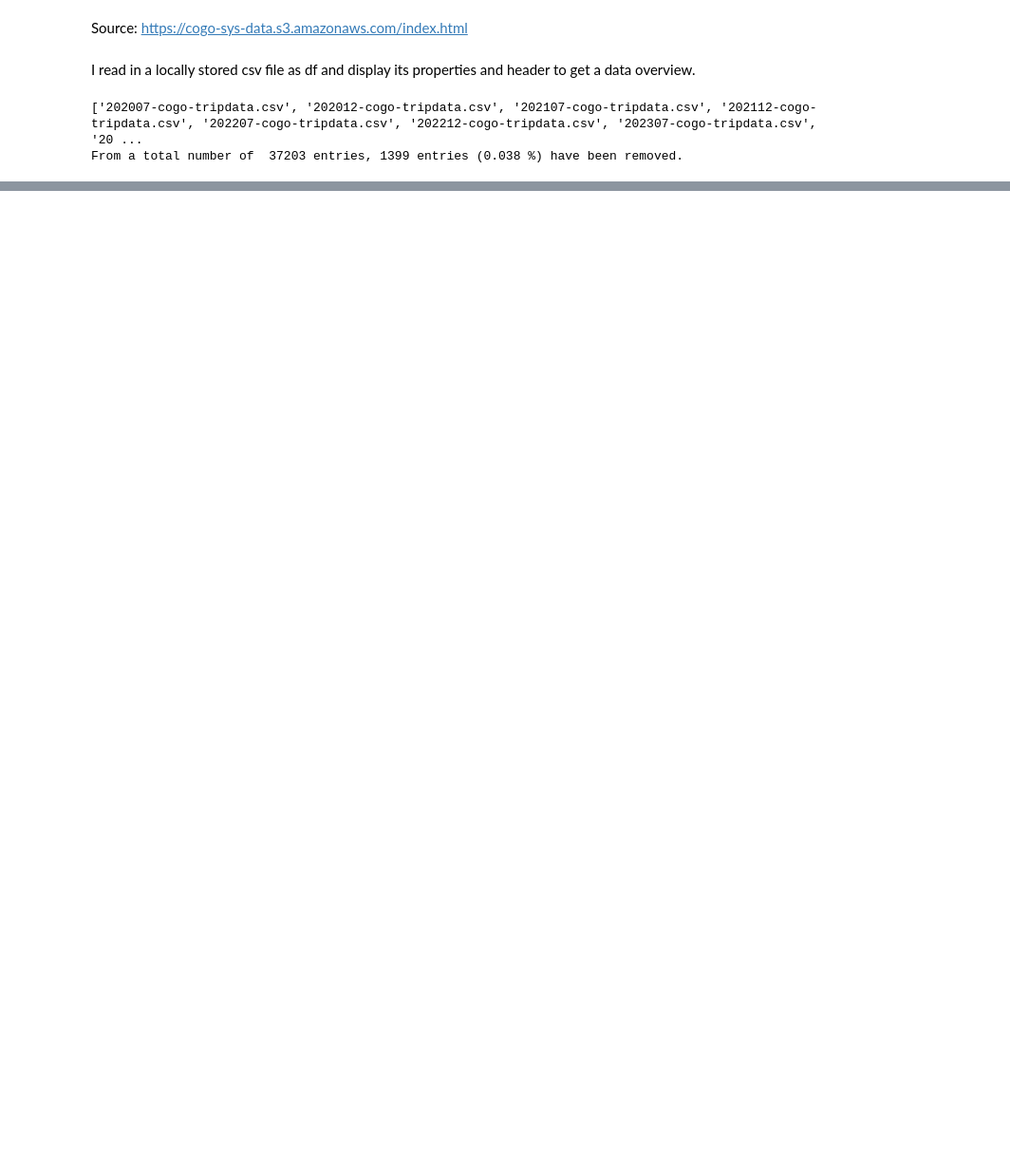
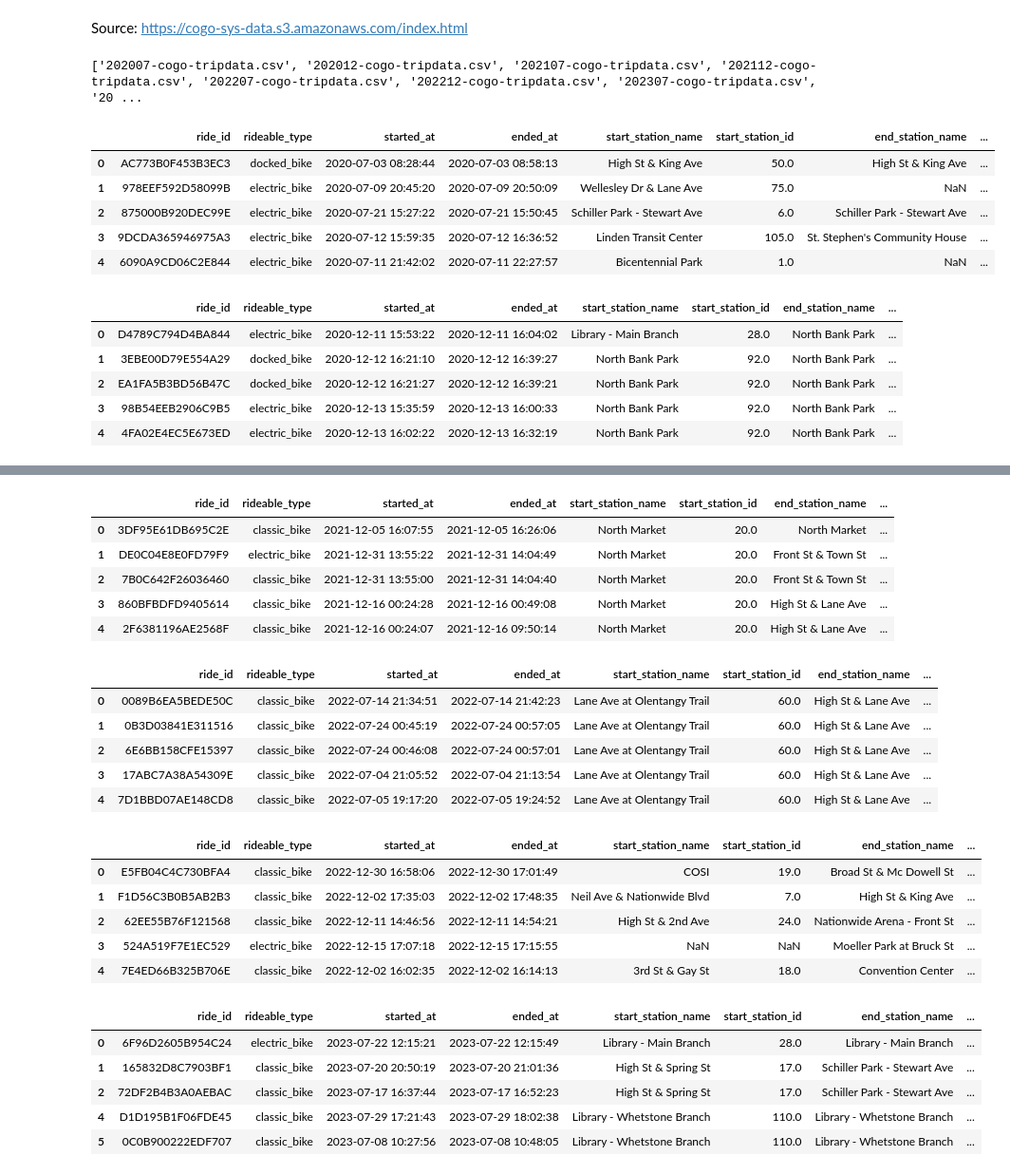
Before and after one commit to 666Xiao666/GEO877-FS24-McKenzie, a Jupyter notebook: read_clean_data.ipynb, the cells around one changed output, grey strips where cells are left out. Shown at 95% size. Drawn from its saved outputs; the diff is of its cells as text; code cells hidden in the pictures; blank space fills up the shorter version.

Commit message:
Remove of NaN values in coordinates (finished data cleaning) and calculation of haversine distances

```diff
--- a/read_clean_data.ipynb
+++ b/read_clean_data.ipynb
@@ -1,10 +1,9 @@
 # %% [markdown]
 Source: <https://cogo-sys-data.s3.amazonaws.com/index.html>
-# %% [markdown]
-I read in a locally stored csv file as df and display its properties and header to get a data overview.
 # %%
 import pandas as pd
 import os, sys
+import numpy as np
 
 #reads in csv sources as df
 path = "CoGo_Bikerental_colorado_US/original_data/"
@@ -27,38 +26,53 @@ for f in filelist:
     #converts timestamps from str format into datetime format (required for calculation of trip duration)
     df['started_at']= pd.to_datetime(df['started_at'])
     df['ended_at']= pd.to_datetime(df['ended_at'])
 
     #calculates trip duration and adds value to a new attribute "trip duration"
     df["trip_duration"] = (df["ended_at"] - df["started_at"])
 
-    #filters out trips < 10 min that end at the same coordinates as they start AND trips > 10 h
+    #filters out trips < 10 min that end at the same coordinates as they start AND trips > 10 h AND trips having no coordinate values
     maxduration = pd.Timedelta(hours=10)
     minduration = pd.Timedelta(minutes=10)
 
-    df =df[~((df['trip_duration'] < minduration) & (df['start_lat'] == df['end_lat']) & (df['start_lng'] == df['end_lng']))]
+    df = df[~((df['trip_duration'] < minduration) & (df['start_lat'] == df['end_lat']) & (df['start_lng'] == df['end_lng']))]
     df = df[df['trip_duration'] < maxduration]
+    df = df[~(df['start_lat'].isna() | df['start_lng'].isna() | df['end_lat'].isna() | df['end_lng'].isna())]
 
     #check on filtered out data
-    #rest = df[((df['trip_duration'] < minduration) & (df['start_lat'] == df['end_lat']) & (df['start_lng'] == df['end_lng']))]
-    #rest = df[df['trip_duration'] >= maxduration]
-    #display(rest.head())
+    #df_minduration = df[((df['trip_duration'] < minduration) & (df['start_lat'] == df['end_lat']) & (df['start_lng'] == df['end_lng']))]
+    #df_maxduration = df[df['trip_duration'] >= maxduration]
+    #df_nan = df[(df['start_lat'].isna() | df['start_lng'].isna() | df['end_lat'].isna() | df['end_lng'].isna())]
+    #display(df_minduration.head())
+    #display(df_maxduration.head())
+    #display(df_nan.head()
 
     #for checking the modifications and counting total entries of cleaned data
     #df.info()
-    #display(df.head())
+    display(df.head())
     count_clean += len(df)
 
     #storing cleaned data
     output = "CoGo_Bikerental_colorado_US/cleaned_data/"
     f = "cleaned" + f
     storage = output + f
     df.to_csv(storage)
 
 #calculates total sum of removed entries over all datasets
 removed = count_original - count_clean
-share_removed = round((removed/count_original), 3)
+share_removed = round((removed/count_original)*100, 3)
 
 print(f"From a total number of  {count_original} entries, {removed} entries ({share_removed} %) have been removed.")
 # %% [output]
 ['202007-cogo-tripdata.csv', '202012-cogo-tripdata.csv', '202107-cogo-tripdata.csv', '202112-cogo-tripdata.csv', '202207-cogo-tripdata.csv', '202212-cogo-tripdata.csv', '202307-cogo-tripdata.csv', '20 ...
-From a total number of  37203 entries, 1399 entries (0.038 %) have been removed.
+|  | ride_id | rideable_type | started_at | ended_at | start_station_name | start_station_id | end_station_name | ... |
+| 0 | AC773B0F453B3EC3 | docked_bike | 2020-07-03 08:28:44 | 2020-07-03 08:58:13 | High St & King Ave | 50.0 | High St & King Ave | ... |
+| 1 | 978EEF592D58099B | electric_bike | 2020-07-09 20:45:20 | 2020-07-09 20:50:09 | Wellesley Dr & Lane Ave | 75.0 | NaN | ... |
+| 2 | 875000B920DEC99E | electric_bike | 2020-07-21 15:27:22 | 2020-07-21 15:50:45 | Schiller Park - Stewart Ave | 6.0 | Schiller Park - Stewart Ave | ... |
+| 3 | 9DCDA365946975A3 | electric_bike | 2020-07-12 15:59:35 | 2020-07-12 16:36:52 | Linden Transit Center | 105.0 | St. Stephen's Community House | ... |
+| 4 | 6090A9CD06C2E844 | electric_bike | 2020-07-11 21:42:02 | 2020-07-11 22:27:57 | Bicentennial Park | 1.0 | NaN | ... |
+|  | ride_id | rideable_type | started_at | ended_at | start_station_name | start_station_id | end_station_name | ... |
+| 0 | D4789C794D4BA844 | electric_bike | 2020-12-11 15:53:22 | 2020-12-11 16:04:02 | Library - Main Branch | 28.0 | North Bank Park | ... |
+| 1 | 3EBE00D79E554A29 | docked_bike | 2020-12-12 16:21:10 | 2020-12-12 16:39:27 | North Bank Park | 92.0 | North Bank Park | ... |
+| 2 | EA1FA5B3BD56B47C | docked_bike | 2020-12-12 16:21:27 | 2020-12-12 16:39:21 | North Bank Park | 92.0 | North Bank Park | ... |
+| 3 | 98B54EEB2906C9B5 | electric_bike | 2020-12-13 15:35:59 | 2020-12-13 16:00:33 | North Bank Park | 92.0 | North Bank Park | ... |
+| 4 | 4FA02E4EC5E673ED | electric_bike | 2020-12-13 16:02:22 | 2020-12-13 16:32:19 | North Bank Park | 92.0 | North Bank Park | ... |
@@ -64,0 +85,24 @@ From a total number of  37203 entries, 1399 entries (0.038 %) have been removed.
+|  | ride_id | rideable_type | started_at | ended_at | start_station_name | start_station_id | end_station_name | ... |
+| 0 | 3DF95E61DB695C2E | classic_bike | 2021-12-05 16:07:55 | 2021-12-05 16:26:06 | North Market | 20.0 | North Market | ... |
+| 1 | DE0C04E8E0FD79F9 | electric_bike | 2021-12-31 13:55:22 | 2021-12-31 14:04:49 | North Market | 20.0 | Front St & Town St | ... |
+| 2 | 7B0C642F26036460 | classic_bike | 2021-12-31 13:55:00 | 2021-12-31 14:04:40 | North Market | 20.0 | Front St & Town St | ... |
+| 3 | 860BFBDFD9405614 | classic_bike | 2021-12-16 00:24:28 | 2021-12-16 00:49:08 | North Market | 20.0 | High St & Lane Ave | ... |
+| 4 | 2F6381196AE2568F | classic_bike | 2021-12-16 00:24:07 | 2021-12-16 09:50:14 | North Market | 20.0 | High St & Lane Ave | ... |
+|  | ride_id | rideable_type | started_at | ended_at | start_station_name | start_station_id | end_station_name | ... |
+| 0 | 0089B6EA5BEDE50C | classic_bike | 2022-07-14 21:34:51 | 2022-07-14 21:42:23 | Lane Ave at Olentangy Trail | 60.0 | High St & Lane Ave | ... |
+| 1 | 0B3D03841E311516 | classic_bike | 2022-07-24 00:45:19 | 2022-07-24 00:57:05 | Lane Ave at Olentangy Trail | 60.0 | High St & Lane Ave | ... |
+| 2 | 6E6BB158CFE15397 | classic_bike | 2022-07-24 00:46:08 | 2022-07-24 00:57:01 | Lane Ave at Olentangy Trail | 60.0 | High St & Lane Ave | ... |
+| 3 | 17ABC7A38A54309E | classic_bike | 2022-07-04 21:05:52 | 2022-07-04 21:13:54 | Lane Ave at Olentangy Trail | 60.0 | High St & Lane Ave | ... |
+| 4 | 7D1BBD07AE148CD8 | classic_bike | 2022-07-05 19:17:20 | 2022-07-05 19:24:52 | Lane Ave at Olentangy Trail | 60.0 | High St & Lane Ave | ... |
+|  | ride_id | rideable_type | started_at | ended_at | start_station_name | start_station_id | end_station_name | ... |
+| 0 | E5FB04C4C730BFA4 | classic_bike | 2022-12-30 16:58:06 | 2022-12-30 17:01:49 | COSI | 19.0 | Broad St & Mc Dowell St | ... |
+| 1 | F1D56C3B0B5AB2B3 | classic_bike | 2022-12-02 17:35:03 | 2022-12-02 17:48:35 | Neil Ave & Nationwide Blvd | 7.0 | High St & King Ave | ... |
+| 2 | 62EE55B76F121568 | classic_bike | 2022-12-11 14:46:56 | 2022-12-11 14:54:21 | High St & 2nd Ave | 24.0 | Nationwide Arena - Front St | ... |
+| 3 | 524A519F7E1EC529 | electric_bike | 2022-12-15 17:07:18 | 2022-12-15 17:15:55 | NaN | NaN | Moeller Park at Bruck St | ... |
+| 4 | 7E4ED66B325B706E | classic_bike | 2022-12-02 16:02:35 | 2022-12-02 16:14:13 | 3rd St & Gay St | 18.0 | Convention Center | ... |
+|  | ride_id | rideable_type | started_at | ended_at | start_station_name | start_station_id | end_station_name | ... |
+| 0 | 6F96D2605B954C24 | electric_bike | 2023-07-22 12:15:21 | 2023-07-22 12:15:49 | Library - Main Branch | 28.0 | Library - Main Branch | ... |
+| 1 | 165832D8C7903BF1 | classic_bike | 2023-07-20 20:50:19 | 2023-07-20 21:01:36 | High St & Spring St | 17.0 | Schiller Park - Stewart Ave | ... |
+| 2 | 72DF2B4B3A0AEBAC | classic_bike | 2023-07-17 16:37:44 | 2023-07-17 16:52:23 | High St & Spring St | 17.0 | Schiller Park - Stewart Ave | ... |
+| 4 | D1D195B1F06FDE45 | classic_bike | 2023-07-29 17:21:43 | 2023-07-29 18:02:38 | Library - Whetstone Branch | 110.0 | Library - Whetstone Branch | ... |
+| 5 | 0C0B900222EDF707 | classic_bike | 2023-07-08 10:27:56 | 2023-07-08 10:48:05 | Library - Whetstone Branch | 110.0 | Library - Whetstone Branch | ... |
```
Also changed, not shown: parts of 1 cell of this notebook, 9 other files.
